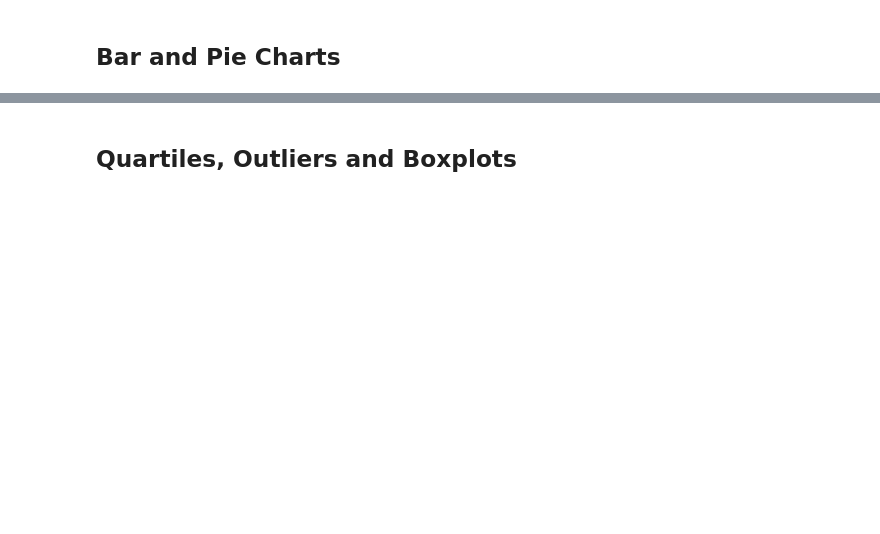
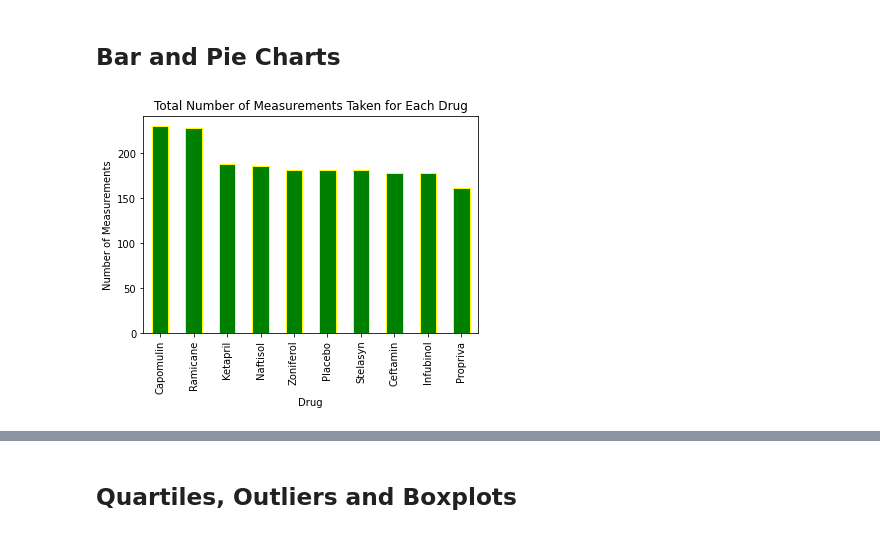
Before and after one commit to chelseakno/pharmaceutical_drugs, a Jupyter notebook: pharmaceutical_drugs.ipynb, the cells around one changed output, grey strips where cells are left out. Saved outputs shown, nothing was run; the diff lists cells and outputs as text; code cells hidden in the pictures; blank space fills up the shorter version.

```diff
--- a/pharmaceutical_drugs.ipynb
+++ b/pharmaceutical_drugs.ipynb
@@ -110,5 +124,13 @@ studySummary_df.head()
 ## Bar and Pie Charts
 # %%
 # Generate a bar plot showing the total number of measurements taken on each drug regimen using pandas.
+drugCount = cleanMice['Drug Regimen'].value_counts()
+drugCount.plot(kind="bar", color="green", edgecolor='yellow')
+plt.title("Total Number of Measurements Taken for Each Drug")
+plt.xlabel("Drug")
+plt.ylabel("Number of Measurements")
+plt.show()
+# %% [output]
+[figure, added]
 # %%
 # Generate a bar plot showing the total number of measurements taken on each drug regimen using pyplot.
```
Also changed, not shown: parts of 19 cells of this notebook, 2 other files.
